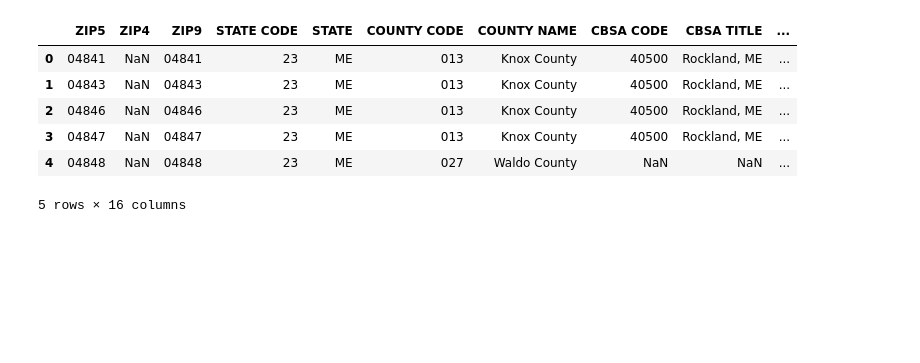
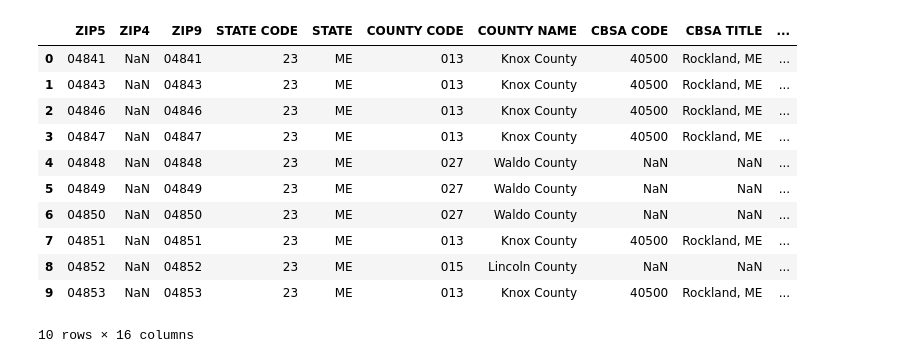
Before and after one commit to macoj/CBSA-RUCA-Lookup, a Jupyter notebook: CBSA/Make-CBSA-Spreadsheet.ipynb, the cells around one changed output. Saved outputs shown, nothing was run; the diff lists cells and outputs as text; code cells hidden in the pictures; blank space fills up the shorter version.

```diff
--- a/CBSA/Make-CBSA-Spreadsheet.ipynb
+++ b/CBSA/Make-CBSA-Spreadsheet.ipynb
@@ -1,18 +1,24 @@
 # %%
 import pandas as pd
 pd.set_option('display.max_columns', None)
+pd.set_option('display.max_rows', None)
 # %%
 data = pd.read_csv("zip07_cbsa06.txt", sep = ",", dtype="str")
 # %%
-data[:5]
+data[:10]
 # %% [output]
 |  | ZIP5 | ZIP4 | ZIP9 | STATE CODE | STATE | COUNTY CODE | COUNTY NAME | CBSA CODE | CBSA TITLE | ... |
 | 0 | 04841 | NaN | 04841 | 23 | ME | 013 | Knox County | 40500 | Rockland, ME | ... |
 | 1 | 04843 | NaN | 04843 | 23 | ME | 013 | Knox County | 40500 | Rockland, ME | ... |
 | 2 | 04846 | NaN | 04846 | 23 | ME | 013 | Knox County | 40500 | Rockland, ME | ... |
 | 3 | 04847 | NaN | 04847 | 23 | ME | 013 | Knox County | 40500 | Rockland, ME | ... |
 | 4 | 04848 | NaN | 04848 | 23 | ME | 027 | Waldo County | NaN | NaN | ... |
+| 5 | 04849 | NaN | 04849 | 23 | ME | 027 | Waldo County | NaN | NaN | ... |
+| 6 | 04850 | NaN | 04850 | 23 | ME | 027 | Waldo County | NaN | NaN | ... |
+| 7 | 04851 | NaN | 04851 | 23 | ME | 013 | Knox County | 40500 | Rockland, ME | ... |
+| 8 | 04852 | NaN | 04852 | 23 | ME | 015 | Lincoln County | NaN | NaN | ... |
+| 9 | 04853 | NaN | 04853 | 23 | ME | 013 | Knox County | 40500 | Rockland, ME | ... |
-5 rows × 16 columns
+10 rows × 16 columns
 # %%
 newdata = data[['ZIP5', 'CBSA CODE', 'CBSA LSAD']]
 # %%
```
Also changed, not shown: parts of 6 cells of this notebook, 8 other files.
